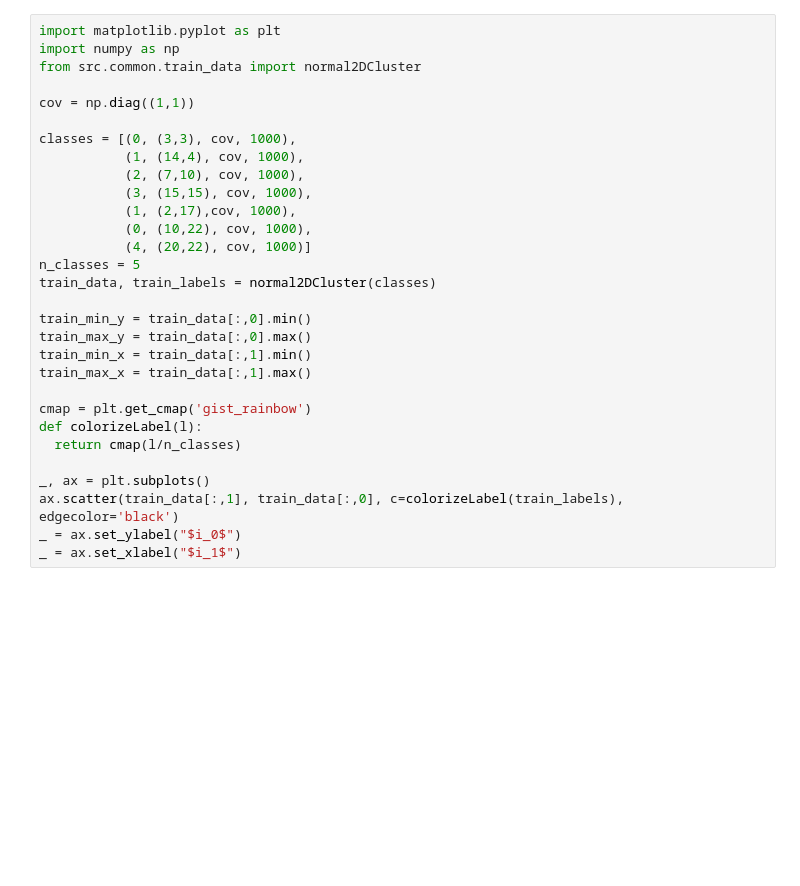
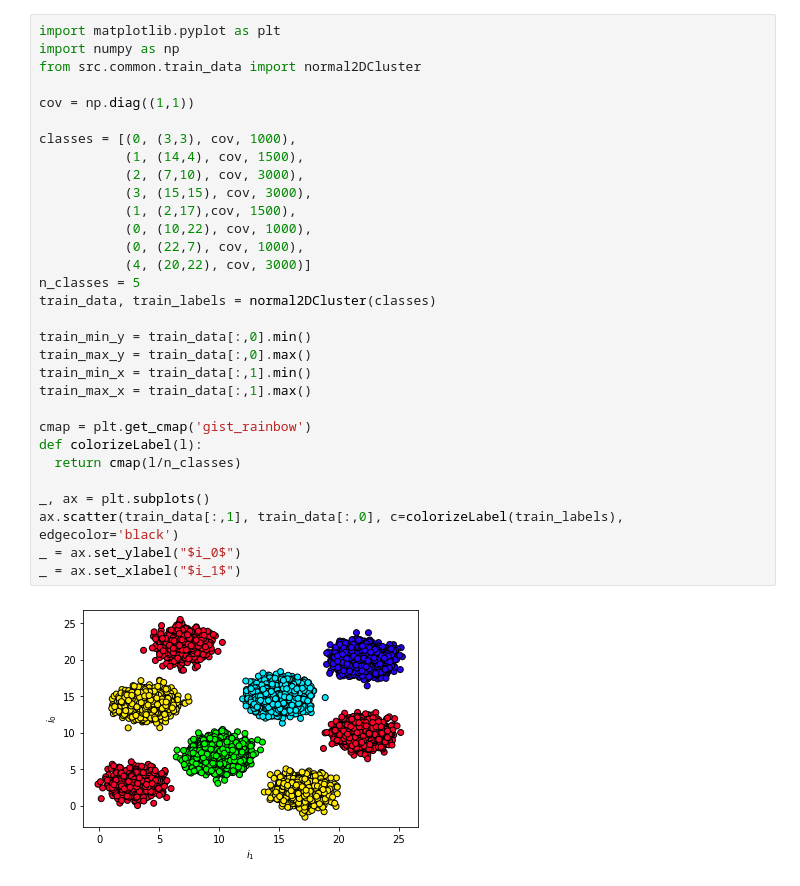
Before and after one commit to jroeger23/spass_mit_python, a Jupyter notebook: mlp.ipynb, the cells around one changed output. Drawn from its saved outputs; the diff is of its cells as text; blank space fills up the shorter version.

```diff
--- a/mlp.ipynb
+++ b/mlp.ipynb
@@ -1,33 +1,36 @@
 # %%
 import matplotlib.pyplot as plt
 import numpy as np
 from src.common.train_data import normal2DCluster
 
 cov = np.diag((1,1))
 
 classes = [(0, (3,3), cov, 1000),
-           (1, (14,4), cov, 1000),
-           (2, (7,10), cov, 1000),
-           (3, (15,15), cov, 1000),
-           (1, (2,17),cov, 1000),
+           (1, (14,4), cov, 1500),
+           (2, (7,10), cov, 3000),
+           (3, (15,15), cov, 3000),
+           (1, (2,17),cov, 1500),
            (0, (10,22), cov, 1000),
-           (4, (20,22), cov, 1000)]
+           (0, (22,7), cov, 1000),
+           (4, (20,22), cov, 3000)]
 n_classes = 5
 train_data, train_labels = normal2DCluster(classes)
 
 train_min_y = train_data[:,0].min()
 train_max_y = train_data[:,0].max()
 train_min_x = train_data[:,1].min()
 train_max_x = train_data[:,1].max()
 
 cmap = plt.get_cmap('gist_rainbow')
 def colorizeLabel(l):
   return cmap(l/n_classes)
 
 _, ax = plt.subplots()
 ax.scatter(train_data[:,1], train_data[:,0], c=colorizeLabel(train_labels), edgecolor='black')
 _ = ax.set_ylabel("$i_0$")
 _ = ax.set_xlabel("$i_1$")
+# %% [output]
+[figure, added]
 # %%
 from src.neuronal_network.mlp import MLP
 from src.neuronal_network.loss import MSE
```
Also changed, not shown: parts of 1 cell of this notebook.
